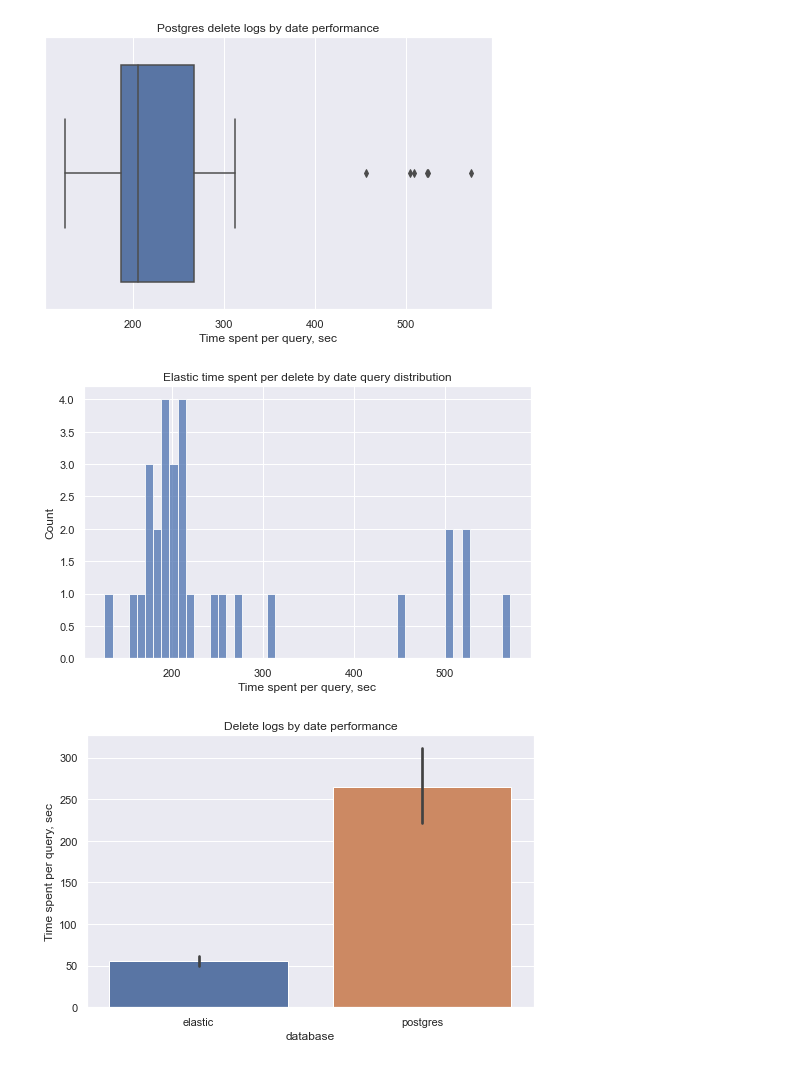
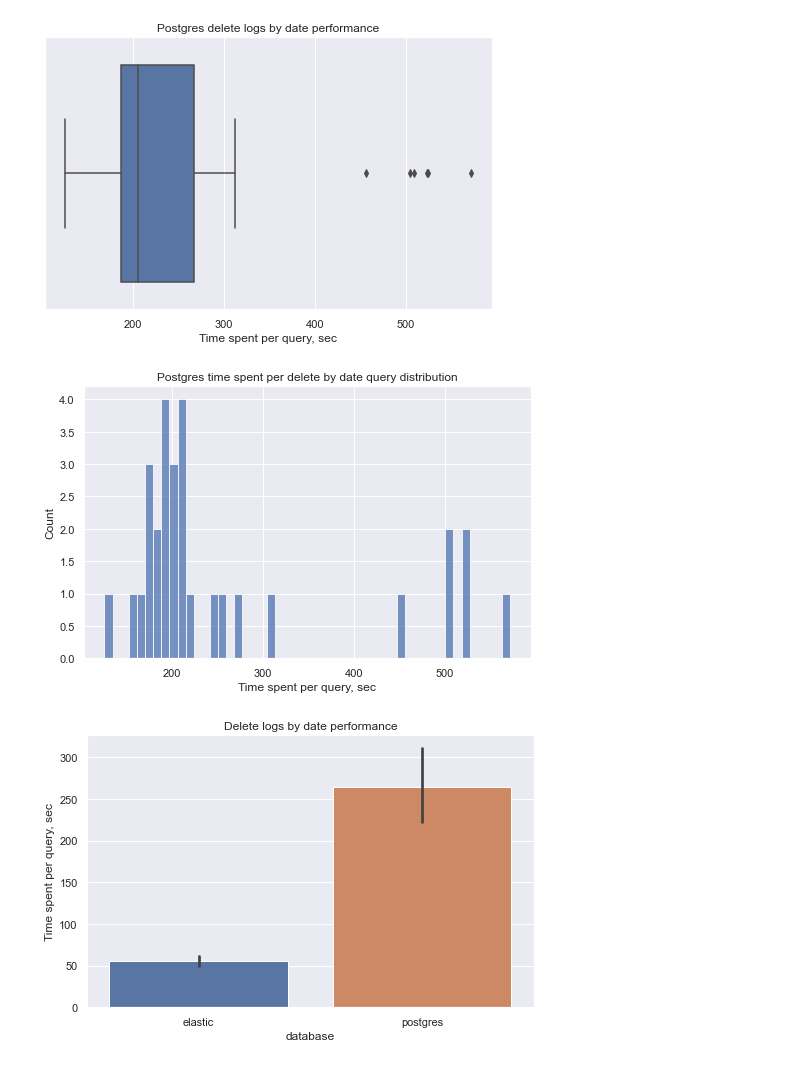
Before and after one commit to reportportal/es-logs-service, a Jupyter notebook: notebooks/performance_visualization.ipynb, the cells around one changed output. Drawn from its saved outputs; the diff is of its cells as text; code cells hidden in the pictures.

Commit message:
Fix plot label

```diff
--- a/notebooks/performance_visualization.ipynb
+++ b/notebooks/performance_visualization.ipynb
@@ -540,16 +540,16 @@ plt.show()
 [figure]
 # %%
 plt.figure(figsize=(8, 5))
-plt.title("Elastic time spent per delete by date query distribution")
+plt.title("Postgres time spent per delete by date query distribution")
 sns.histplot(
     x="time_spent",
     data=delete_logs_by_date_df[delete_logs_by_date_df["database"] == "postgres"],
     bins=50,
 )
 plt.xlabel("Time spent per query, sec")
 plt.show()
 # %% [output]
-[figure, old version]
+[figure, new version]
 # %%
 plt.figure(figsize=(8, 5))
 plt.title("Delete logs by date performance")
```
Also changed, not shown: parts of 2 cells of this notebook.
